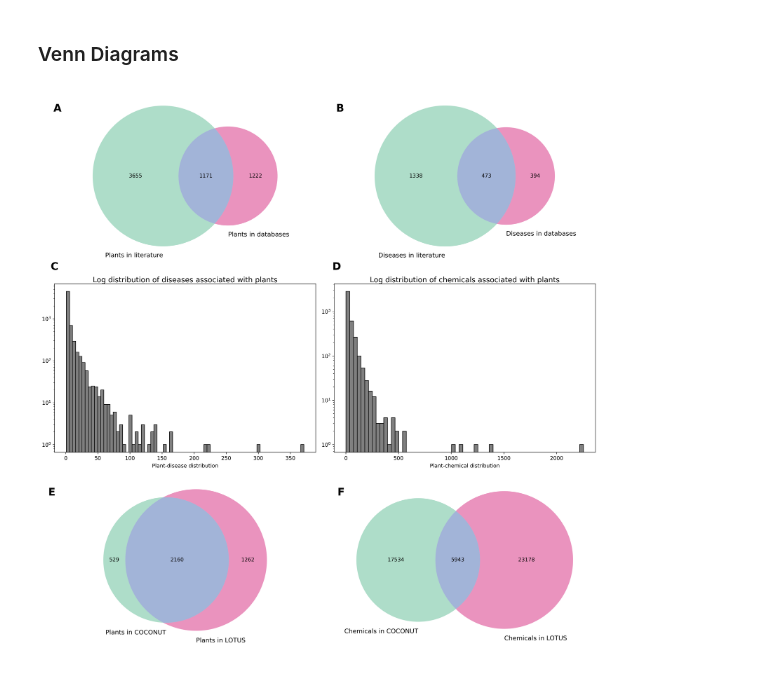
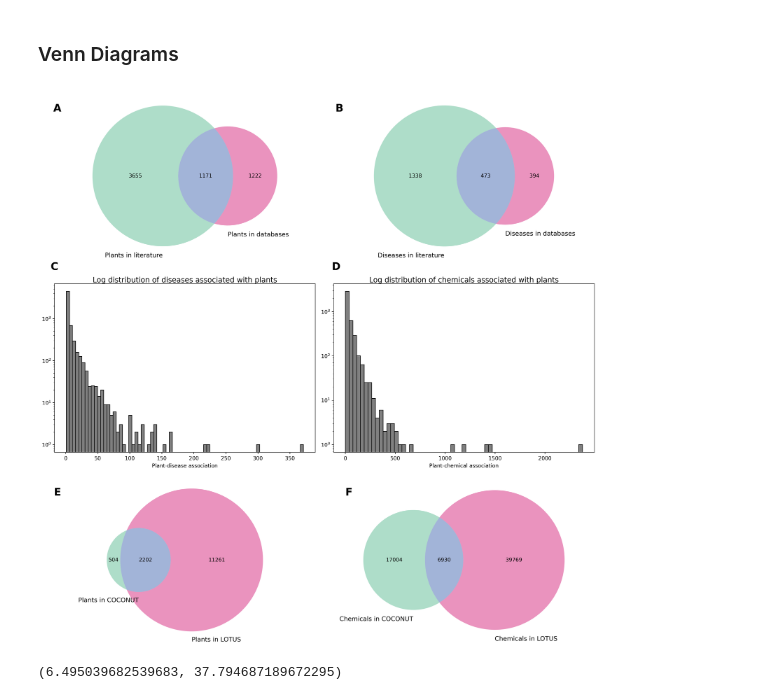
Before and after one commit to enveda/ethnobotany, a Jupyter notebook: notebooks/1_figure_1_data_processing.ipynb, the cells around one changed output. Saved outputs shown, nothing was run; the diff lists cells and outputs as text; code cells hidden in the pictures.

Commit message:
update figure 1

```diff
--- a/notebooks/1_figure_1_data_processing.ipynb
+++ b/notebooks/1_figure_1_data_processing.ipynb
@@ -101,0 +102,6 @@ len(plants), len(chemicals)
+# %%
+### Medicinal plants space
+
+med_plants = plants_in_bern2.union(plants_in_db)
+chem_med_plants = plants.intersection(med_plants)
+len(chem_med_plants)
@@ -101,0 +110,18 @@ len(plants), len(chemicals)
+# %%
+### MED PLANT - CHEMICAL DATA
+
+med_plants_in_coconut = plants_in_coconut.intersection(med_plants)
+
+med_plants_in_lotus = plants_in_lotus.intersection(plants_in_lotus)
+
+med_chemicals_in_coconut = set(plant_chemical_data.loc[
+    (plant_chemical_data['database'] == 'coconut') &
+    (plant_chemical_data['plant_curie'].isin(med_plants_in_coconut))
+]['chemical_curie'])
+
+med_chemicals_in_lotus = set(plant_chemical_data.loc[
+    (plant_chemical_data['database'] == 'lotus') &
+    (plant_chemical_data['plant_curie'].isin(med_plants_in_lotus))
+]['chemical_curie'])
+
+len(med_plants_in_coconut), len(med_plants_in_lotus), len(med_chemicals_in_coconut), len(med_chemicals_in_lotus)
@@ -104,14 +132,14 @@ len(plants), len(chemicals)
 # %%
 plant_disease_dict = defaultdict(set)
 
-for plant_curie, disease_curie, db_name, pmid in tqdm(
+for plant_curie, plant_name, disease_curie, db_name, pmid in tqdm(
     plant_disease_data.values, desc='Plant-disease dictionary'
 ):
     plant_disease_dict[plant_curie].add(disease_curie)
 
 plant_chemical_dict = defaultdict(set)
 
-for plant_curie, chemical_curie, db_name, pmid in tqdm(
+for plant_curie, plant_name, chemical_curie, chemical_name, db_name, pmid in tqdm(
     plant_chemical_data.values, desc='Plant-chemical dictionary'
 ):
     plant_chemical_dict[plant_curie].add(chemical_curie)
@@ -121,9 +149,10 @@ plant_disease_distribution = [
     for plant_name, disease_set in plant_disease_dict.items()
 ]
 
-plant_chemical_distribution = [
+med_plant_chemical_distribution = [
     len(chemical_set)
     for plant_name, chemical_set in plant_chemical_dict.items()
+    if plant_name in chem_med_plants
 ]
 # %% [markdown]
 ### Venn Diagrams
@@ -163,7 +192,7 @@ plt.text(-0.1, 0.9, string.ascii_uppercase[1],
 plt.subplot(3,2,3)
 plt.hist(plant_disease_distribution, bins=76, ec='black', color='grey')
 plt.yscale("log")
-plt.xlabel('Plant-disease distribution')
+plt.xlabel('Plant-disease association')
 plt.title('Log distribution of diseases associated with plants',horizontalalignment='center', size=14,
         verticalalignment='center')
 plt.text(0, 1.1, string.ascii_uppercase[2],
@@ -172,9 +201,9 @@ plt.text(0, 1.1, string.ascii_uppercase[2],
         transform = plt.gca().transAxes)
 
 plt.subplot(3,2,4)
-plt.hist(plant_chemical_distribution, bins=63, ec='black', color='grey')
+plt.hist(med_plant_chemical_distribution, bins=63, ec='black', color='grey')
 plt.yscale("log")
-plt.xlabel('Plant-chemical distribution')
+plt.xlabel('Plant-chemical association')
 plt.title('Log distribution of chemicals associated with plants', horizontalalignment='center', size=14,
         verticalalignment='center')
 plt.text(0.01, 1.1, string.ascii_uppercase[3],
@@ -184,34 +213,39 @@ plt.text(0.01, 1.1, string.ascii_uppercase[3],
 
 plt.subplot(3,2,5)
 c3 = venn2(
-    [plants_in_coconut, plants_in_lotus],
+    [med_plants_in_coconut, med_plants_in_lotus],
     ('Plants in COCONUT', 'Plants in LOTUS'),
     set_colors=('#8BCEB2', '#E165A2'),
     alpha=.7
 )
 c3.get_patch_by_id('11').set_color('#7C94C7')
 c3.get_patch_by_id('11').set_edgecolor('none')
 plt.text(-0.2, 0.9, string.ascii_uppercase[4],
         size=20, weight='bold', horizontalalignment='center',
         verticalalignment='center',
         transform = plt.gca().transAxes)
 
 plt.subplot(3,2,6)
 c4 = venn2(
-    [chemicals_in_coconut, chemicals_in_lotus],
+    [med_chemicals_in_coconut, med_chemicals_in_lotus],
     ('Chemicals in COCONUT', 'Chemicals in LOTUS'),
     set_colors=('#8BCEB2', '#E165A2'),
     alpha=.7
 )
 c4.get_patch_by_id('11').set_color('#7C94C7')
 c4.get_patch_by_id('11').set_edgecolor('none')
 plt.text(0, 0.9, string.ascii_uppercase[5],
         size=20, weight='bold', horizontalalignment='center',
         verticalalignment='center',
         transform = plt.gca().transAxes)
 
 plt.tight_layout()
 plt.savefig(f'{DATA_DIR}/figures/figure_1.png', bbox_inches='tight')
 plt.show()
 # %% [output]
-[figure, old version]
+[figure, new version]
+# %%
+from statistics import mean
+mean(plant_disease_distribution), mean(med_plant_chemical_distribution)
+# %% [output]
+(6.495039682539683, 37.794687189672295)
```
Also changed, not shown: parts of 6 cells of this notebook.
